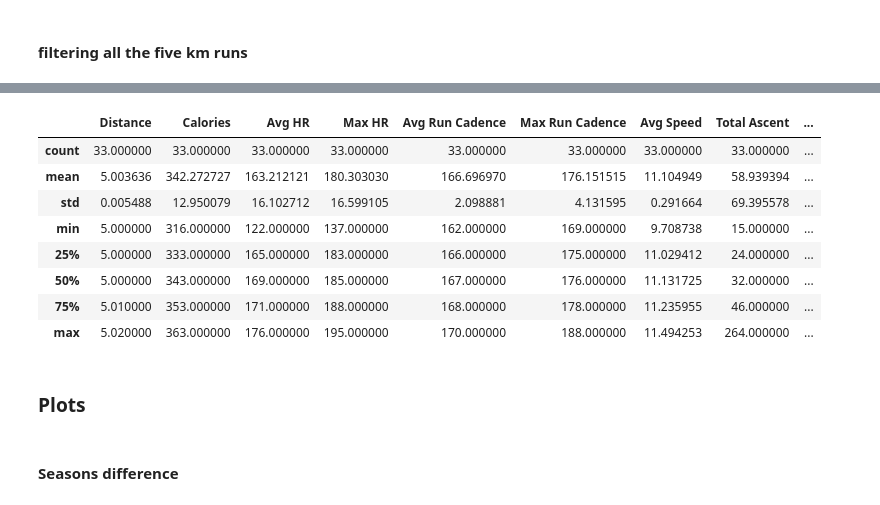
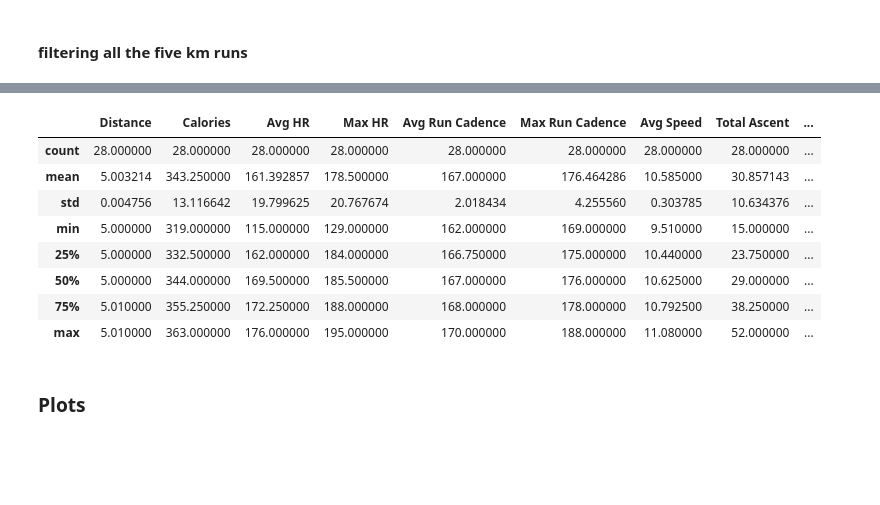
Before and after one commit to yonatan1golan/Running-Analysis, a Jupyter notebook: running_analysis.ipynb, the cells around one changed output, grey strips where cells are left out. Cells and saved outputs as stored; diff of their text form; code cells hidden in the pictures; blank space fills up the shorter version.

```diff
--- a/running_analysis.ipynb
+++ b/running_analysis.ipynb
@@ -21,6 +21,7 @@ def load_data(loc: str) -> pd.DataFrame:
 location = r"running_activities.csv"
 data = load_data(location)
 data.rename(columns = {"Time" : "Duration", "Place": "Location"}, inplace=True)
+data = data.drop(data.loc[data["Location"] == "Traidmill"].index)
 data.head()
 # %% [output]
 |  | Activity Type | Date | Distance | Calories | Duration | Avg HR | Max HR | Avg Run Cadence | ... |
@@ -331,20 +70,26 @@ def effort_avgs(df: pd.DataFrame):
 # %%
-# Making average speed, form of km/h
-average_speeds = [(60/pace_as_number(avg_pace)) for avg_pace in five_km_runs["Avg Pace"]]
-five_km_runs["Avg Speed"] = average_speeds
+# Making an Avg Speed column
+def duration_as_minutes(dur: str) -> float:
+    """
+    param duration: run duration in the form of a string %H:%M:%S
+    return: a float standing for the number of total minutes
+    """
+    return sum(x * int(t) for x, t in zip([60, 1, 1/60], dur.split(":")))
 
-# Dividing the date into two columns, data and time
-five_km_runs["Dates"] = pd.to_datetime(five_km_runs["Date"]).dt.date
+for duration in five_km_runs["Duration"]:
+    five_km_runs.loc[five_km_runs["Duration"] == duration, "Avg Speed"] = round(five_km_runs["Distance"] / duration_as_minutes(duration)*60, 2)
+
+# Dividing the Date column to two different columns, Data and Time
 five_km_runs["Time"] = pd.to_datetime(five_km_runs["Date"]).dt.time
-five_km_runs = five_km_runs.drop("Date", axis=1)
-five_km_runs.rename(columns = {"Dates" : "Date"}, inplace=True)
+five_km_runs["Date"] = pd.to_datetime(five_km_runs["Date"]).dt.date
+
+# re-arranging the location of columns date, time and avg. speed
 cols = list(five_km_runs)
-
-# re-arranging the location of the dataframe
 cols.insert(1, cols.pop(cols.index("Date")))
 cols.insert(2, cols.pop(cols.index("Time")))
 cols.insert(10, cols.pop(cols.index("Avg Speed")))
 five_km_runs = five_km_runs.loc[:, cols]
 
-five_km_runs.describe()
+# presenting the head of five_km_runs dataframe
+five_km_runs.head(3)
 # %% [output]
@@ -362,11 +103,9 @@ five_km_runs.describe()
 # %%
 summer_months = [5, 6, 7, 8, 9, 10] # Summer = May to October
 winter_months = [1, 2, 3, 4, 11, 12] # Winter = November, December and January to April
-summer_runs = pd.DataFrame()
-winter_runs = pd.DataFrame()
 for date in five_km_runs["Date"]:
     if date.month in summer_months:
-        summer_runs = pd.concat([summer_runs, five_km_runs[five_km_runs["Date"] == date]], ignore_index=True, axis = 0)
+        five_km_runs.loc[five_km_runs["Date"] == date, "Season"] = "Summer"
     else:
-        winter_runs = pd.concat([winter_runs, five_km_runs[five_km_runs["Date"] == date]], ignore_index=True, axis = 0)
+        five_km_runs.loc[five_km_runs["Date"] == date, "Season"] = "Winter"
 # %%
@@ -386,18 +127,18 @@ summer_runs.describe()
 # %%
-# Winter runs preview
-winter_runs = winter_runs.reset_index(drop=True).sort_values(by="Date")
+# Winter Runs
+winter_runs = pd.DataFrame()
+winter_runs = five_km_runs.loc[five_km_runs["Season"] == "Winter"]
+winter_runs = winter_runs.reset_index(drop=True)
 winter_runs.describe()
 # %% [output]
 |  | Distance | Calories | Avg HR | Max HR | Avg Run Cadence | Max Run Cadence | Avg Speed | Total Ascent | ... |
-| count | 33.000000 | 33.000000 | 33.000000 | 33.000000 | 33.000000 | 33.000000 | 33.000000 | 33.000000 | ... |
-| mean | 5.003636 | 342.272727 | 163.212121 | 180.303030 | 166.696970 | 176.151515 | 11.104949 | 58.939394 | ... |
-| std | 0.005488 | 12.950079 | 16.102712 | 16.599105 | 2.098881 | 4.131595 | 0.291664 | 69.395578 | ... |
-| min | 5.000000 | 316.000000 | 122.000000 | 137.000000 | 162.000000 | 169.000000 | 9.708738 | 15.000000 | ... |
-| 25% | 5.000000 | 333.000000 | 165.000000 | 183.000000 | 166.000000 | 175.000000 | 11.029412 | 24.000000 | ... |
-| 50% | 5.000000 | 343.000000 | 169.000000 | 185.000000 | 167.000000 | 176.000000 | 11.131725 | 32.000000 | ... |
-| 75% | 5.010000 | 353.000000 | 171.000000 | 188.000000 | 168.000000 | 178.000000 | 11.235955 | 46.000000 | ... |
-| max | 5.020000 | 363.000000 | 176.000000 | 195.000000 | 170.000000 | 188.000000 | 11.494253 | 264.000000 | ... |
+| count | 28.000000 | 28.000000 | 28.000000 | 28.000000 | 28.000000 | 28.000000 | 28.000000 | 28.000000 | ... |
+| mean | 5.003214 | 343.250000 | 161.392857 | 178.500000 | 167.000000 | 176.464286 | 10.585000 | 30.857143 | ... |
+| std | 0.004756 | 13.116642 | 19.799625 | 20.767674 | 2.018434 | 4.255560 | 0.303785 | 10.634376 | ... |
+| min | 5.000000 | 319.000000 | 115.000000 | 129.000000 | 162.000000 | 169.000000 | 9.510000 | 15.000000 | ... |
+| 25% | 5.000000 | 332.500000 | 162.000000 | 184.000000 | 166.750000 | 175.000000 | 10.440000 | 23.750000 | ... |
+| 50% | 5.000000 | 344.000000 | 169.500000 | 185.500000 | 167.000000 | 176.000000 | 10.625000 | 29.000000 | ... |
+| 75% | 5.010000 | 355.250000 | 172.250000 | 188.000000 | 168.000000 | 178.000000 | 10.792500 | 38.250000 | ... |
+| max | 5.010000 | 363.000000 | 176.000000 | 195.000000 | 170.000000 | 188.000000 | 11.080000 | 52.000000 | ... |
 # %% [markdown]
 ### Plots
-# %% [markdown]
-#### Seasons difference
```
Also changed, not shown: parts of 73 cells of this notebook.
